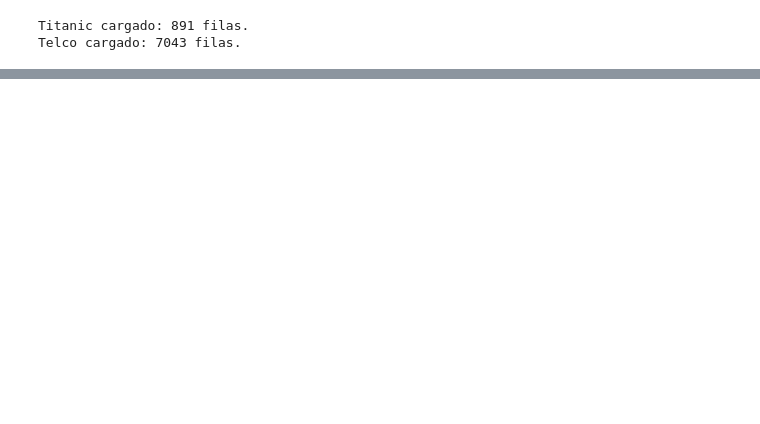
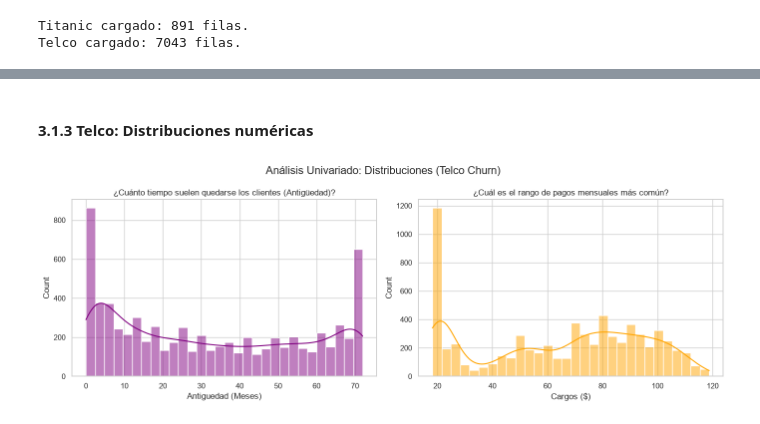
Before and after one commit to IanRey692/IA, a Jupyter notebook: P2/notebooks/EDA_Limpieza.ipynb, the cells around one changed output, grey strips where cells are left out. Cells and saved outputs as stored; diff of their text form; code cells hidden in the pictures; blank space fills up the shorter version.

```diff
--- a/P2/notebooks/EDA_Limpieza.ipynb
+++ b/P2/notebooks/EDA_Limpieza.ipynb
@@ -198,0 +288,28 @@ Passing `palette` without assigning `hue` is deprecated and will be removed in v
+# %% [markdown]
+#### 3.1.3 Telco: Distribuciones numéricas
+# %%
+# --- EDA TELCO: DISTRIBUCIONES NUMÉRICAS ---
+import matplotlib.pyplot as plt
+import seaborn as sns
+
+# Crear figura con 2 espacios
+fig, ax = plt.subplots(1, 2, figsize=(14, 5))
+fig.suptitle('Análisis Univariado: Distribuciones (Telco Churn)', fontsize=16)
+
+# Convertir 'TotalCharges' a número por si acaso
+df_telco['TotalCharges'] = pd.to_numeric(df_telco['TotalCharges'], errors='coerce')
+
+# 1. Antigüedad (Tenure)
+sns.histplot(df_telco['tenure'], bins=30, kde=True, ax=ax[0], color='purple')
+ax[0].set_title('¿Cuánto tiempo suelen quedarse los clientes (Antigüedad)?')
+ax[0].set_xlabel('Antiguedad (Meses)')
+
+# 2. Cargos Mensuales
+sns.histplot(df_telco['MonthlyCharges'], bins=30, kde=True, ax=ax[1], color='orange')
+ax[1].set_title('¿Cuál es el rango de pagos mensuales más común?')
+ax[1].set_xlabel('Cargos ($)')
+
+plt.tight_layout()
+plt.show()
+# %% [output]
+[figure, added]
```
Also changed, not shown: parts of 40 cells of this notebook.
